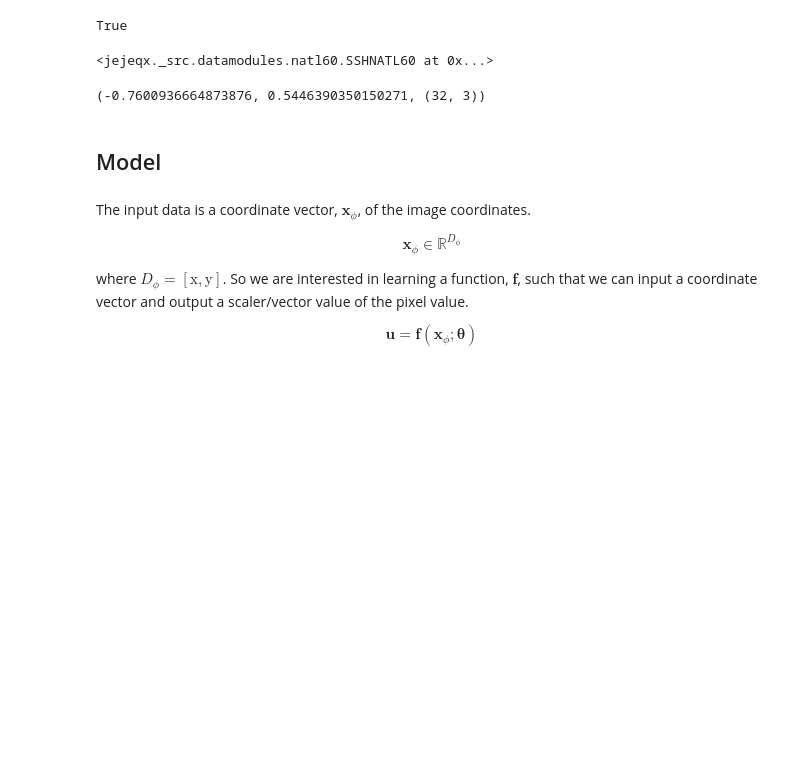
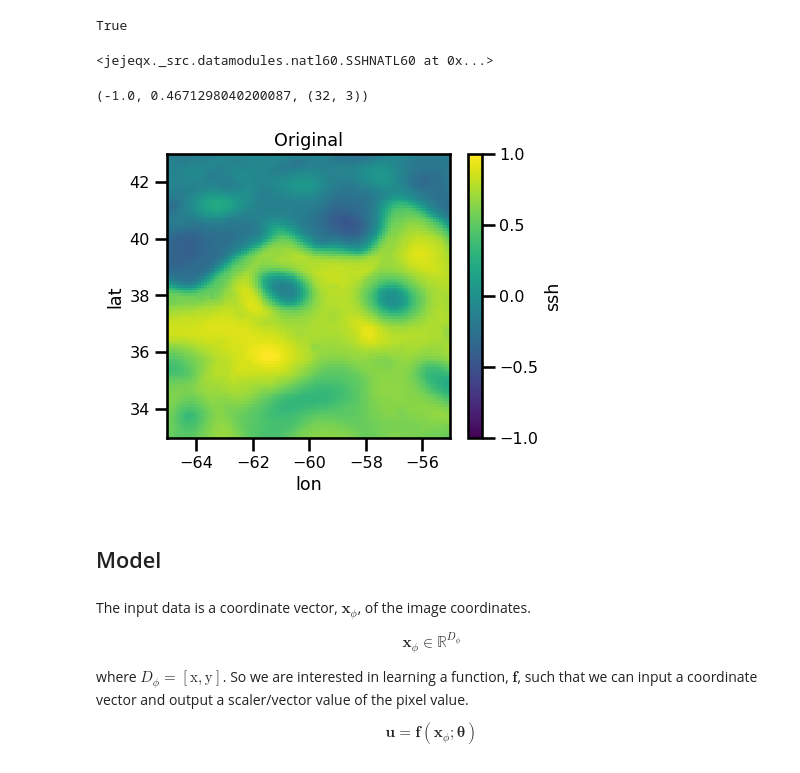
Before and after one commit to jejjohnson/jejeqx, a Jupyter notebook: notebooks/dev/nerfs/1.2_gradients.ipynb, the cells around one changed output. Cells and saved outputs as stored; diff of their text form; code cells hidden in the pictures; blank space fills up the shorter version.

```diff
--- a/notebooks/dev/nerfs/1.2_gradients.ipynb
+++ b/notebooks/dev/nerfs/1.2_gradients.ipynb
@@ -88,7 +92,7 @@ dm.setup()
 x, y = dm.ds_test[:]
 # %%
 from dataclasses import dataclass, field
-from typing import List
+from typing import List, Dict
 
 @dataclass
 class Subset:
@@ -105,15 +109,4 @@ class SSHDM:
     train_size: float = 0.85
     coords: List = field(default_factory=lambda : ["x", "y", "z"])
     variables: List = field(default_factory=lambda : ["ssh"])
+    coarsen: Dict = field(default_factory=lambda : {"lon": 2, "lat": 2})
-# %%
-select = {"time": slice("2013-01-01", "2013-01-01")}
-config_dm = OmegaConf.structured(SSHDM())
-dm = hydra.utils.instantiate(config_dm, select=select)
-dm.setup()
-
-
-init = dm.ds_train[:32]
-x_init, y_init = init
-x_init.min(), x_init.max(), x_init.shape
-# %% [output]
-(-0.7600936664873876, 0.5446390350150271, (32, 3))
@@ -119,0 +121,23 @@ x_init.min(), x_init.max(), x_init.shape
+# %%
+# spatial transform
+transforms = Pipeline([
+    ("cartesian3d", Spherical2Cartesian(radius=1.0, units="degrees")),
+    ("spatialminmax", MinMaxDF(["x", "y", "z"], -1, 1)),
+    ("timedelta", TimeDelta("2012-10-01", 1, "s")),
+    ("timeminmax", MinMaxDF(["time"], -1, 1)),
+])
+# %%
+select = {"time": slice("2013-01-01", "2013-01-01")}
+
+config_dm = OmegaConf.structured(SSHDM())
+
+dm = hydra.utils.instantiate(config_dm, select=select, transforms=transforms)
+
+dm.setup()
+
+
+init = dm.ds_train[:32]
+x_init, y_init = init
+x_init.min(), x_init.max(), x_init.shape
+# %% [output]
+(-1.0, 0.4671298040200087, (32, 3))
@@ -120,3 +146,13 @@ x_init.min(), x_init.max(), x_init.shape
+# %%
+fig, ax = plt.subplots(ncols=1, figsize=(5,4))
+
+xrda.ssh.isel(time=0).plot.pcolormesh(ax=ax, cmap="viridis")
+ax.set(title="Original")
+
+plt.tight_layout()
+plt.show()
+# %% [output]
+[figure, added]
 # %%
 # lr = 5e-3
 # num_epochs = 5_000
```
Also changed, not shown: parts of 32 cells of this notebook, 16 other files.
